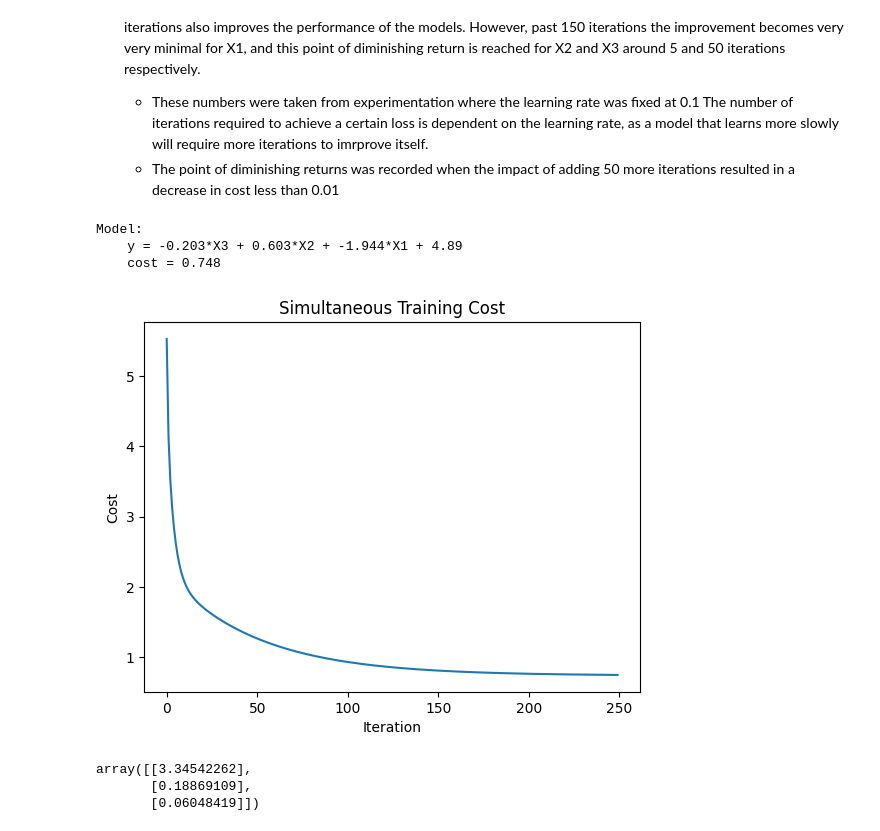
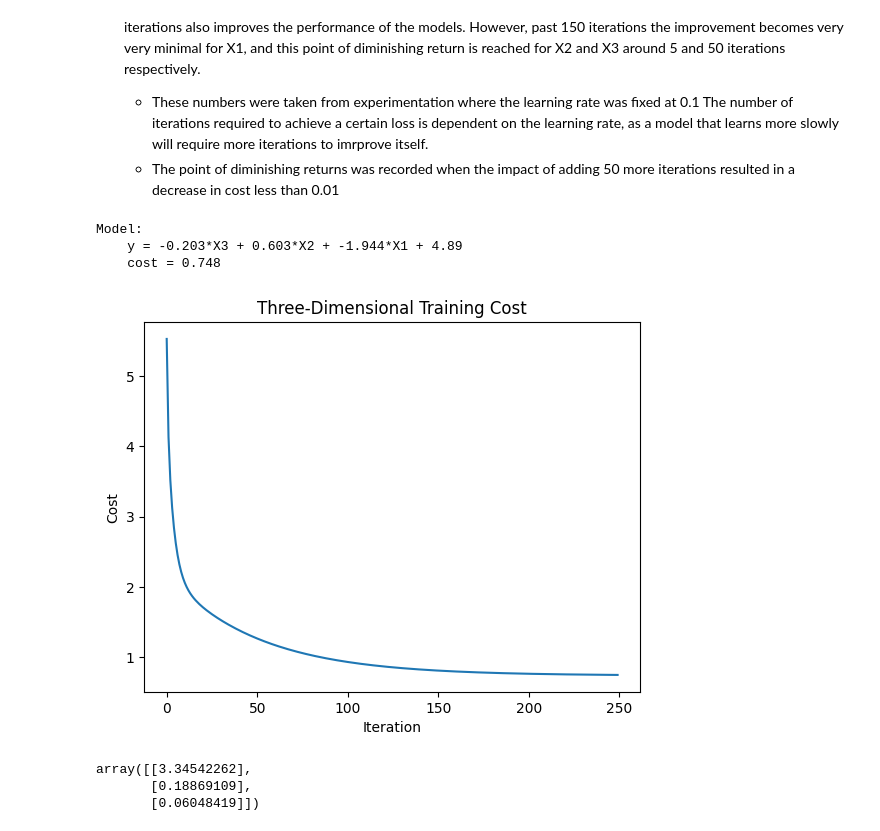
Before and after one commit to jaskinkabir/Intro_ML, a Jupyter notebook: HM1/kabir_hm1.ipynb, the cells around one changed output. Drawn from its saved outputs; the diff is of its cells as text; code cells hidden in the pictures.

```diff
--- a/HM1/kabir_hm1.ipynb
+++ b/HM1/kabir_hm1.ipynb
@@ -150,26 +150,26 @@ Model:
 # %%
 #Simultaneous Descent
 theta = np.zeros((X.shape[1], 1))
 
 # 300 iters vs. 1000 iters only has a difference of .004 in cosst
 iterations = 250
 # Model still converges at max alpha
 alpha = 0.1
 
 theta, cost_history = grad_desc(X, Y, theta, alpha, iterations)
 
 plt.plot(range(iterations), cost_history)
-plt.title("Simultaneous Training Cost")
+plt.title("Three-Dimensional Training Cost")
 plt.xlabel("Iteration")
 plt.ylabel("Cost")
 
 print_model(X, Y, theta, 'y')
 print('')
 # %% [output]
 Model:
     y = -0.203*X3 + 0.603*X2 + -1.944*X1 + 4.89
     cost = 0.748
-[figure, old version]
+[figure, new version]
 # %%
 X_pred = np.array([
 #   X0,1,2,3
```
Also changed, not shown: parts of 1 cell of this notebook, 1 other file.
